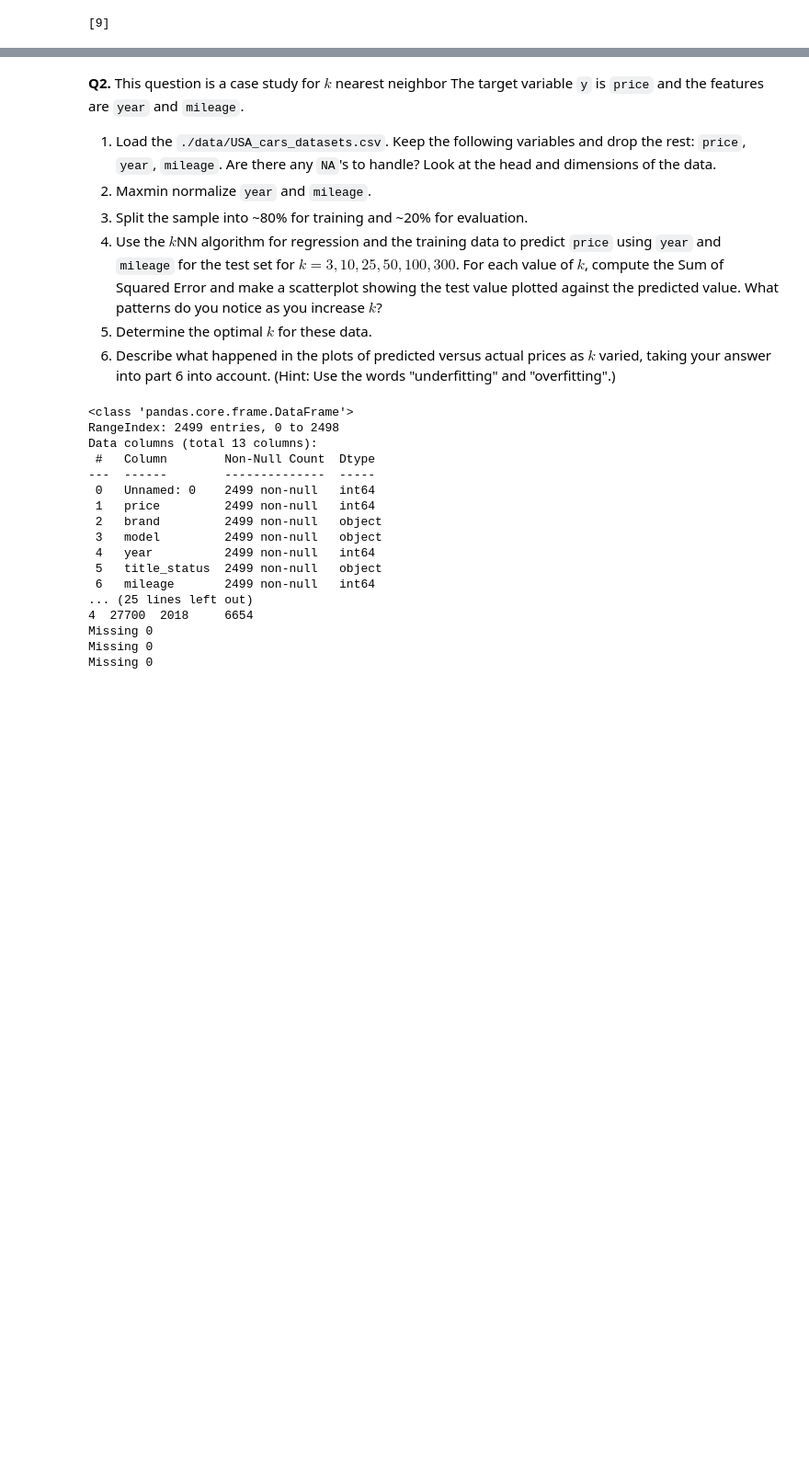
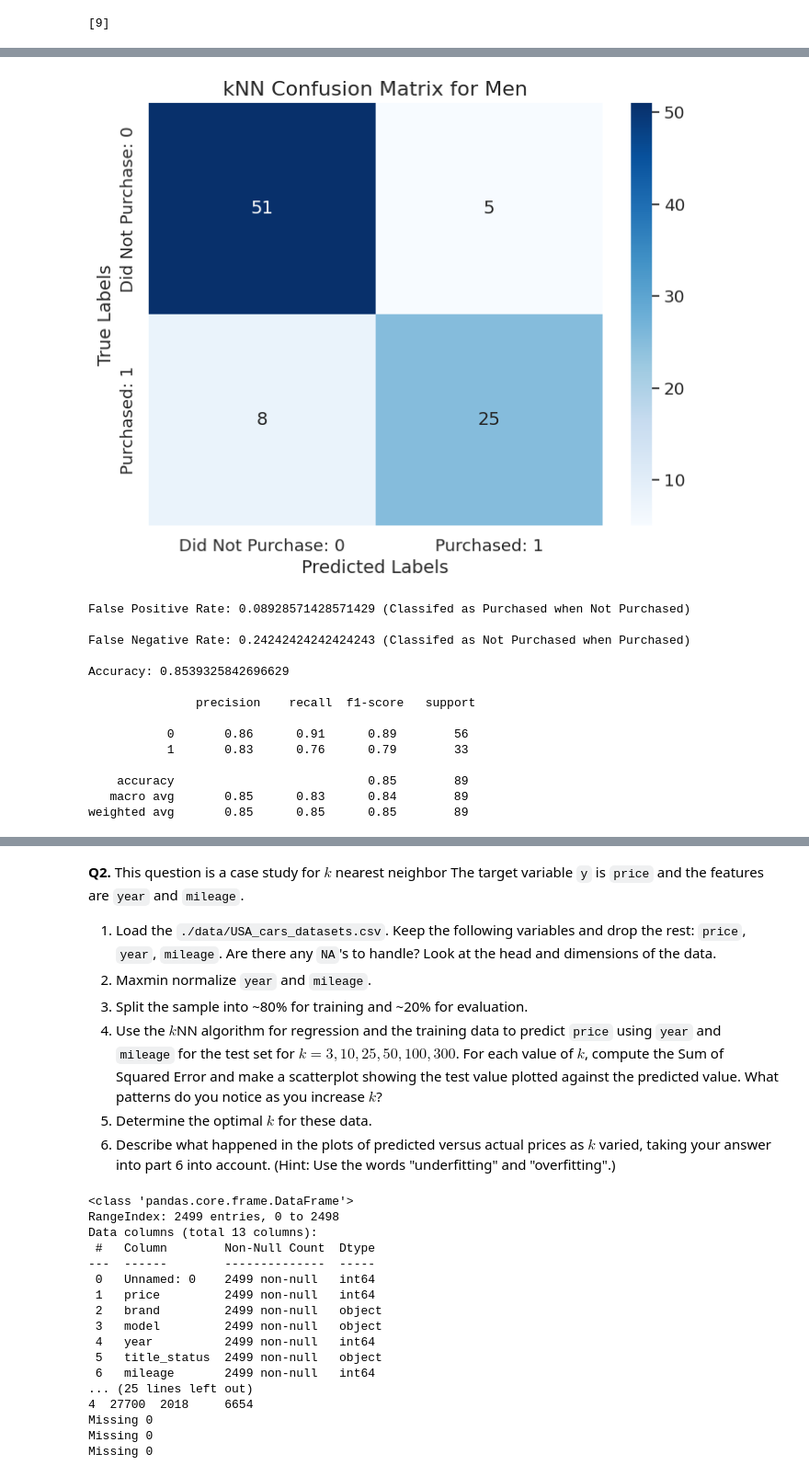
Before and after one commit to wdgstl/assignment3, a Jupyter notebook: WDG_assignment_knn_and_kmc.ipynb, the cells around one changed output, grey strips where cells are left out. Shown at 92% size. Drawn from its saved outputs; the diff is of its cells as text; code cells hidden in the pictures; blank space fills up the shorter version.

```diff
--- a/WDG_assignment_knn_and_kmc.ipynb
+++ b/WDG_assignment_knn_and_kmc.ipynb
@@ -272,0 +236,64 @@ weighted avg       0.15      0.38      0.21       104
+# %%
+#.7)
+
+
+X_train, X_test, y_train, y_test = train_test_split(X,y,test_size=.2,random_state=12)
+# Use the selected k to train the model, not using the gender variable:
+model = KNeighborsClassifier(n_neighbors=9) # Create a sk model for k
+fitted_model = model.fit(X_train.drop('Gender',axis=1),y_train) # Train the model o
+y_hat = fitted_model.predict(X_test.drop('Gender',axis=1)) # Predict values for tes
+# Break out the true/predicted values by recorded sex:
+y_hat_M = y_hat[ X_test['Gender'] == 0]
+y_hat_F = y_hat[ X_test['Gender'] == 1]
+y_M = y_test[ X_test['Gender'] == 0]
+y_F = y_test[ X_test['Gender'] == 1]
+# %%
+#Male
+
+cm = confusion_matrix(y_M, y_hat_M)
+# Create a heatmap
+plt.figure(figsize=(8, 6))
+sns.set(font_scale=1.2)  # Adjust the font size for better readability
+
+# Customize the heatmap using a color palette
+heatmap = sns.heatmap(cm, annot=True, fmt='d', cmap='Blues', annot_kws={"size": 14})
+
+# Add labels and title
+plt.xlabel('Predicted Labels', fontsize=14)
+plt.ylabel('True Labels', fontsize=14)
+plt.title("kNN Confusion Matrix for Men", fontsize=16)
+
+# Customize the tick labels if needed
+heatmap.set_xticklabels(['Did Not Purchase: 0', 'Purchased: 1'])
+heatmap.set_yticklabels(['Did Not Purchase: 0', 'Purchased: 1'])
+
+plt.show()
+
+TN, FP, FN, TP = cm.ravel()
+
+FPR = FP / (FP + TN)
+FNR = FN / (FN + TP)
+
+print(f'\nFalse Positive Rate: {FPR} (Classifed as Purchased when Not Purchased)')
+print(f'\nFalse Negative Rate: {FNR} (Classifed as Not Purchased when Purchased)')
+
+print(f'\nAccuracy: {metrics.accuracy_score(y_M, y_hat_M)}')
+
+
+print('\n', metrics.classification_report(y_M, y_hat_M))
+# %% [output]
+[figure, added]
+False Positive Rate: 0.08928571428571429 (Classifed as Purchased when Not Purchased)
+
+False Negative Rate: 0.24242424242424243 (Classifed as Not Purchased when Purchased)
+
+Accuracy: 0.8539325842696629
+
+               precision    recall  f1-score   support
+
+           0       0.86      0.91      0.89        56
+           1       0.83      0.76      0.79        33
+
+    accuracy                           0.85        89
+   macro avg       0.85      0.83      0.84        89
+weighted avg       0.85      0.85      0.85        89
```
Also changed, not shown: parts of 35 cells of this notebook.
